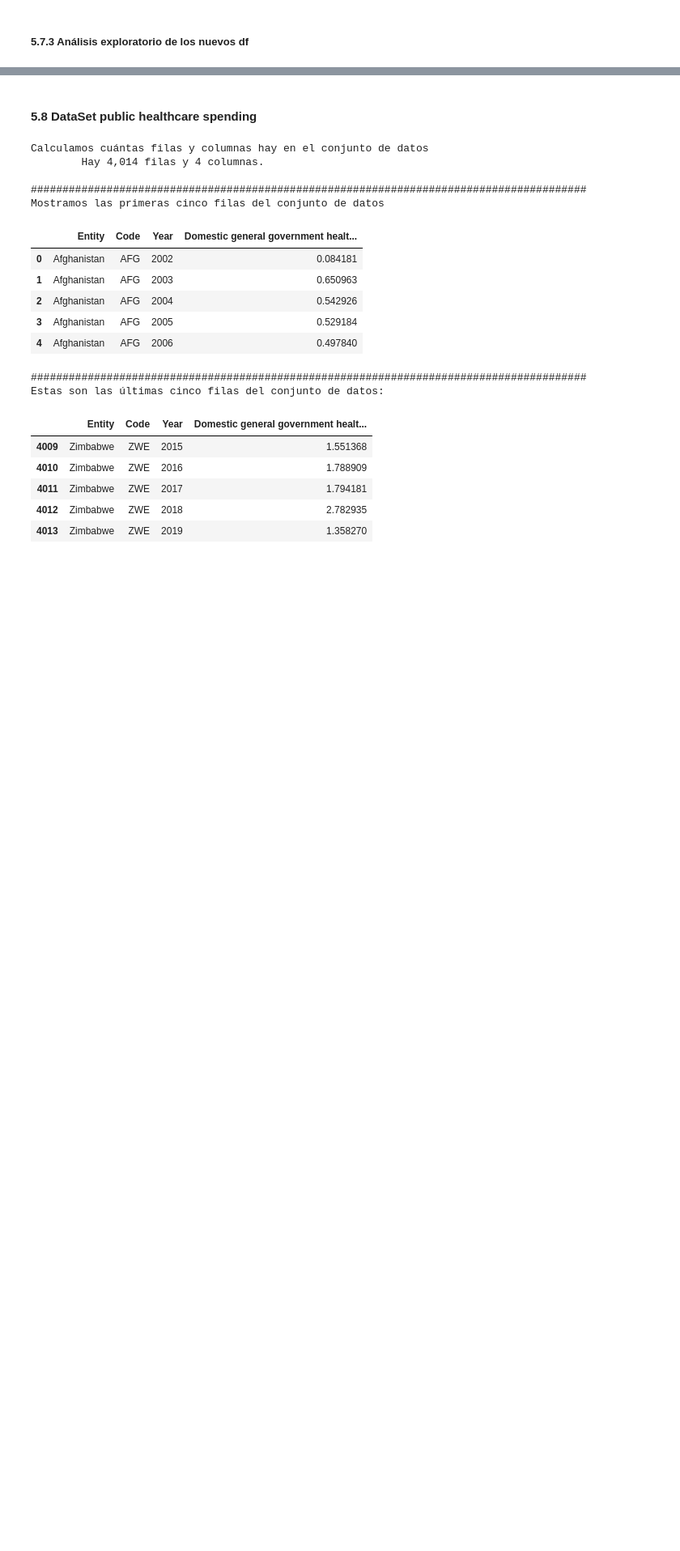
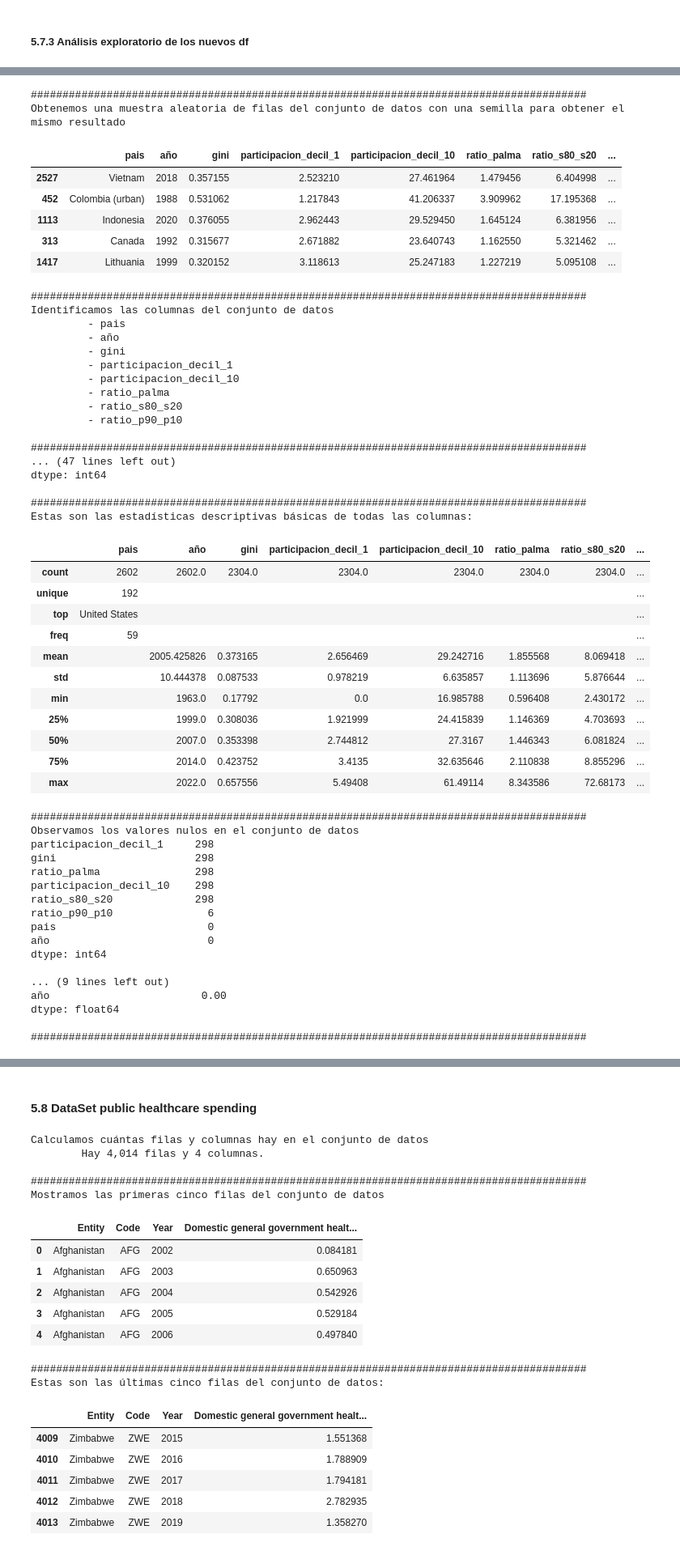
Before and after one commit to Sarah-bzb/TFM_analisis_datos, a Jupyter notebook: exploration_health_v0 - copia.ipynb, the cells around one changed output, grey strips where cells are left out. Shown at 81% size. Drawn from its saved outputs; the diff is of its cells as text; code cells hidden in the pictures; blank space fills up the shorter version.

Commit message:
normalizacion de datos tablas poverty

```diff
--- a/exploration_health_v0 - copia.ipynb
+++ b/exploration_health_v0 - copia.ipynb
@@ -2180,0 +2205,13 @@ len(richest_decile)
+# %%
+mapeo_desigualdad = {
+    'Country': 'pais',
+    'Year': 'año',
+    'gini': 'gini',
+    'decile1_share': 'participacion_decil_1',
+    'decile10_share': 'participacion_decil_10',
+    'palma_ratio': 'ratio_palma',
+    's80_s20_ratio': 'ratio_s80_s20',
+    'p90_p10_ratio': 'ratio_p90_p10'
+}
+# %%
+df_desigualdad = renombrar_columnas(df_desigualdad, mapeo_desigualdad)
@@ -2182,0 +2344,3 @@ len(richest_decile)
+# %%
+exploracion_inicial(df_desigualdad)
+# %% [output]
@@ -2182,0 +2366,54 @@ len(richest_decile)
+########################################################################################
+Obtenemos una muestra aleatoria de filas del conjunto de datos con una semilla para obtener el mismo resultado
+|  | pais | año | gini | participacion_decil_1 | participacion_decil_10 | ratio_palma | ratio_s80_s20 | ... |
+| 2527 | Vietnam | 2018 | 0.357155 | 2.523210 | 27.461964 | 1.479456 | 6.404998 | ... |
+| 452 | Colombia (urban) | 1988 | 0.531062 | 1.217843 | 41.206337 | 3.909962 | 17.195368 | ... |
+| 1113 | Indonesia | 2020 | 0.376055 | 2.962443 | 29.529450 | 1.645124 | 6.381956 | ... |
+| 313 | Canada | 1992 | 0.315677 | 2.671882 | 23.640743 | 1.162550 | 5.321462 | ... |
+| 1417 | Lithuania | 1999 | 0.320152 | 3.118613 | 25.247183 | 1.227219 | 5.095108 | ... |
+########################################################################################
+Identificamos las columnas del conjunto de datos
+         - pais
+         - año
+         - gini
+         - participacion_decil_1
+         - participacion_decil_10
+         - ratio_palma
+         - ratio_s80_s20
+         - ratio_p90_p10
+
+########################################################################################
+... (47 lines left out)
+dtype: int64
+
+########################################################################################
+Estas son las estadísticas descriptivas básicas de todas las columnas:
+|  | pais | año | gini | participacion_decil_1 | participacion_decil_10 | ratio_palma | ratio_s80_s20 | ... |
+| count | 2602 | 2602.0 | 2304.0 | 2304.0 | 2304.0 | 2304.0 | 2304.0 | ... |
+| unique | 192 |  |  |  |  |  |  | ... |
+| top | United States |  |  |  |  |  |  | ... |
+| freq | 59 |  |  |  |  |  |  | ... |
+| mean |  | 2005.425826 | 0.373165 | 2.656469 | 29.242716 | 1.855568 | 8.069418 | ... |
+| std |  | 10.444378 | 0.087533 | 0.978219 | 6.635857 | 1.113696 | 5.876644 | ... |
+| min |  | 1963.0 | 0.17792 | 0.0 | 16.985788 | 0.596408 | 2.430172 | ... |
+| 25% |  | 1999.0 | 0.308036 | 1.921999 | 24.415839 | 1.146369 | 4.703693 | ... |
+| 50% |  | 2007.0 | 0.353398 | 2.744812 | 27.3167 | 1.446343 | 6.081824 | ... |
+| 75% |  | 2014.0 | 0.423752 | 3.4135 | 32.635646 | 2.110838 | 8.855296 | ... |
+| max |  | 2022.0 | 0.657556 | 5.49408 | 61.49114 | 8.343586 | 72.68173 | ... |
+########################################################################################
+Observamos los valores nulos en el conjunto de datos
+participacion_decil_1     298
+gini                      298
+ratio_palma               298
+participacion_decil_10    298
+ratio_s80_s20             298
+ratio_p90_p10               6
+pais                        0
+año                         0
+dtype: int64
+
+... (9 lines left out)
+año                        0.00
+dtype: float64
+
+########################################################################################
```
Also changed, not shown: parts of 43 cells of this notebook.
